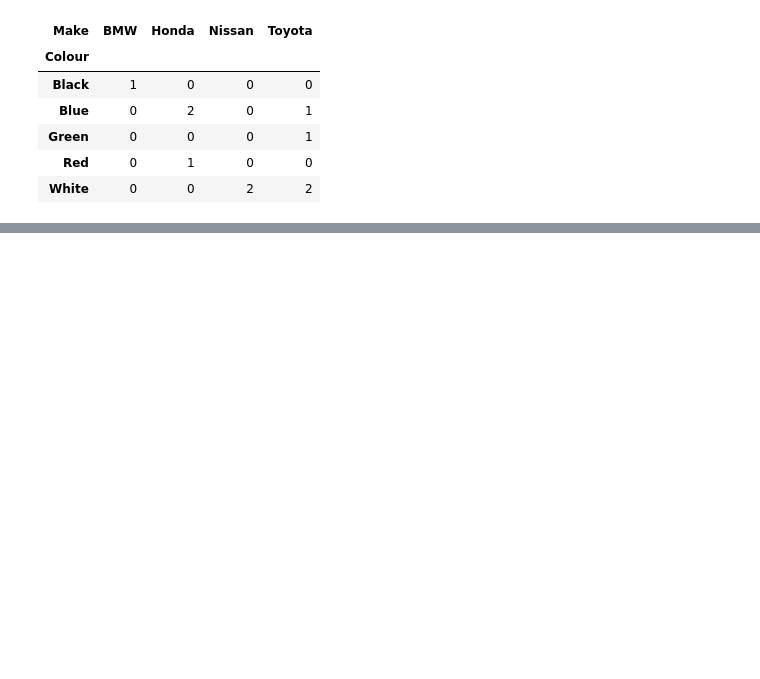
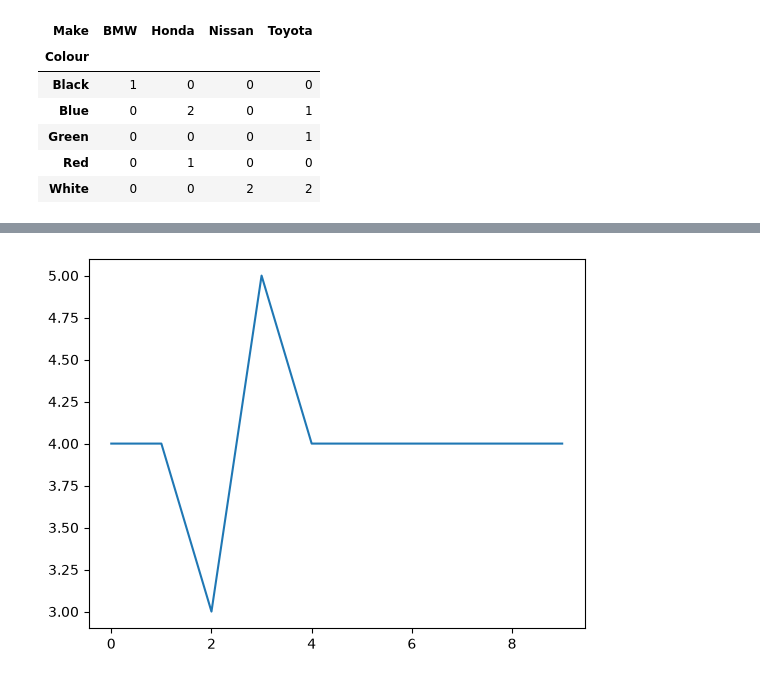
Before and after one commit to lakshanapriya05/repo_GenAI, a Jupyter notebook: pandas.ipynb, the cells around one changed output, grey strips where cells are left out. Drawn from its saved outputs; the diff is of its cells as text; code cells hidden in the pictures; blank space fills up the shorter version.

```diff
--- a/pandas.ipynb
+++ b/pandas.ipynb
@@ -262,0 +279,4 @@ pd.crosstab(new_df["Make"],new_df["Colour"])
+# %%
+ new_df["Doors"].plot();
+# %% [output]
+[figure, added]
```
Also changed, not shown: parts of 81 cells of this notebook, 2 other files.
